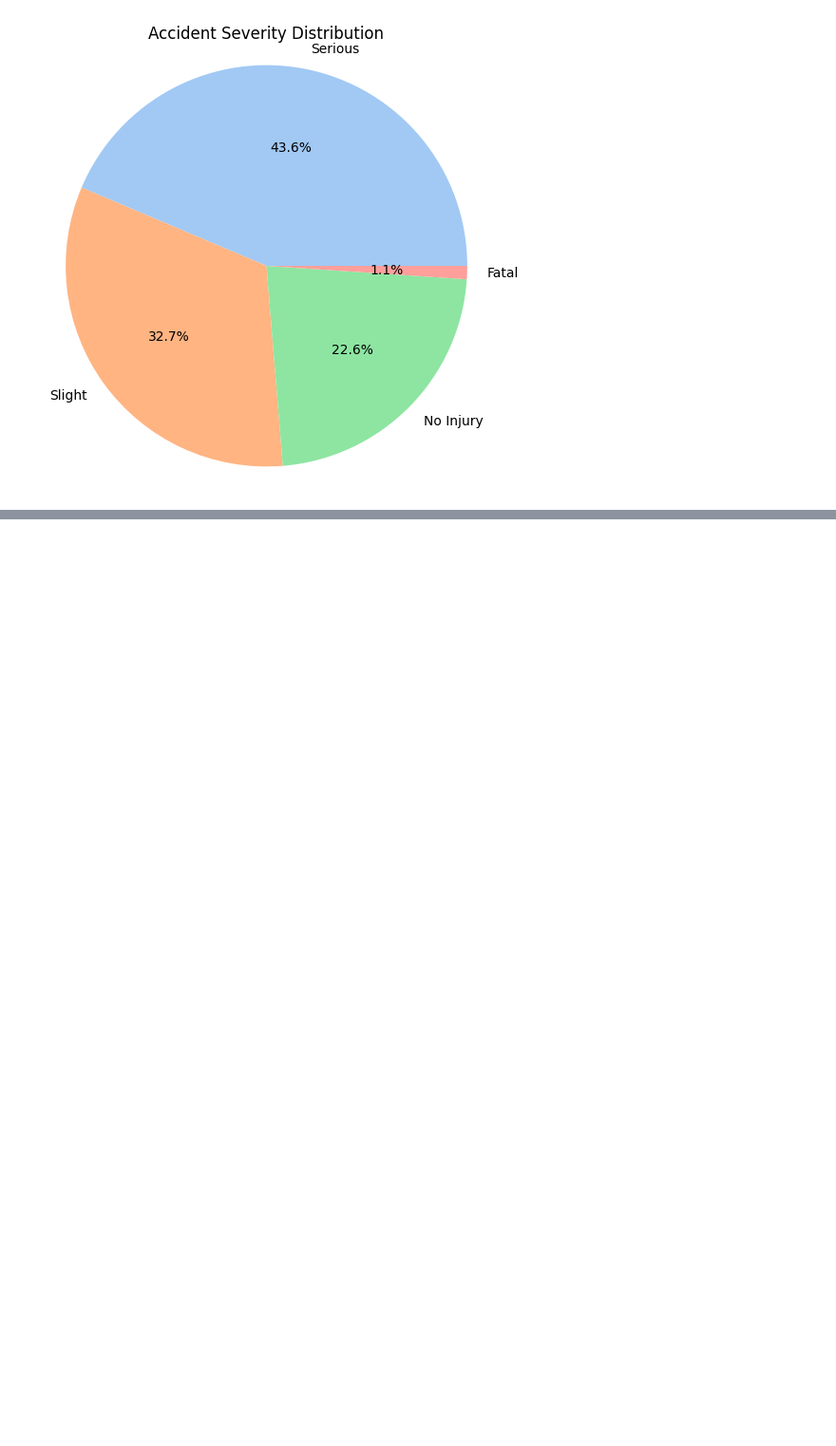
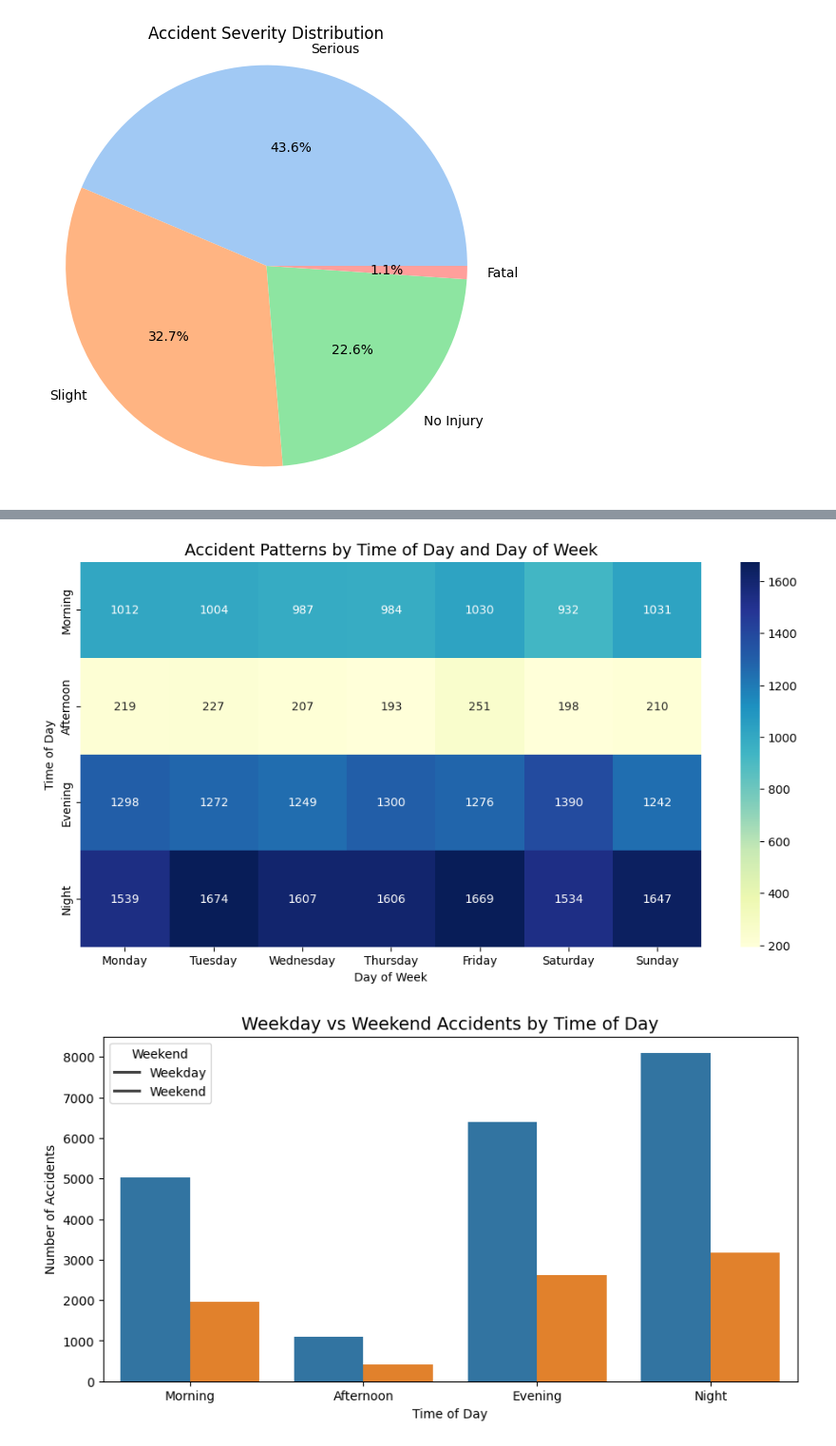
Before and after one commit to Soumashree-Das/Data_drift_srijan_ju, a Jupyter notebook: Untitled.ipynb, the cells around one changed output, grey strips where cells are left out. Shown at 95% size. Saved outputs shown, nothing was run; the diff lists cells and outputs as text; code cells hidden in the pictures; blank space fills up the shorter version.

```diff
--- a/Untitled.ipynb
+++ b/Untitled.ipynb
@@ -223,3 +218,5 @@ plt.show()
 [figure]
 # %%
 data_cleaned.to_csv('cleaned_data.csv', index=False)
+# %%
+df = pd.read_csv("cleaned_data.csv")
@@ -225,0 +232,40 @@ data_cleaned.to_csv('cleaned_data.csv', index=False)
+# %%
+df['Date'] = pd.to_datetime(df['Date'])
+df['Day of Week'] = df['Date'].dt.day_name()
+
+# Optional: order Time of Day and Day of Week
+time_order = ['Morning', 'Afternoon', 'Evening', 'Night']
+day_order = ['Monday', 'Tuesday', 'Wednesday', 'Thursday', 'Friday', 'Saturday', 'Sunday']
+
+# Group by Time of Day and Day of Week to count accidents
+grouped = df.groupby(['Time of Day', 'Day of Week']).size().reset_index(name='Accidents')
+
+# Pivot for heatmap
+pivot_df = grouped.pivot(index='Time of Day', columns='Day of Week', values='Accidents')
+pivot_df = pivot_df.reindex(index=time_order, columns=day_order)
+
+# Plot heatmap
+plt.figure(figsize=(12, 6))
+sns.heatmap(pivot_df, annot=True, cmap='YlGnBu', fmt='d')
+plt.title('Accident Patterns by Time of Day and Day of Week', fontsize=14)
+plt.xlabel('Day of Week')
+plt.ylabel('Time of Day')
+plt.show()
+
+# Weekday vs Weekend classification
+df['Weekend'] = df['Day of Week'].isin(['Saturday', 'Sunday'])
+
+# Group and count for barplot
+weekend_grouped = df.groupby(['Weekend', 'Time of Day']).size().reset_index(name='Accidents')
+
+# Plot bar chart
+plt.figure(figsize=(10, 5))
+sns.barplot(data=weekend_grouped, x='Time of Day', y='Accidents', hue='Weekend', order=time_order)
+plt.title('Weekday vs Weekend Accidents by Time of Day', fontsize=14)
+plt.xlabel('Time of Day')
+plt.ylabel('Number of Accidents')
+plt.legend(title='Weekend', labels=['Weekday', 'Weekend'])
+plt.show()
+# %% [output]
+[figure, added]
+[figure, added]
```
Also changed, not shown: parts of 4 cells of this notebook, 1 other file.
